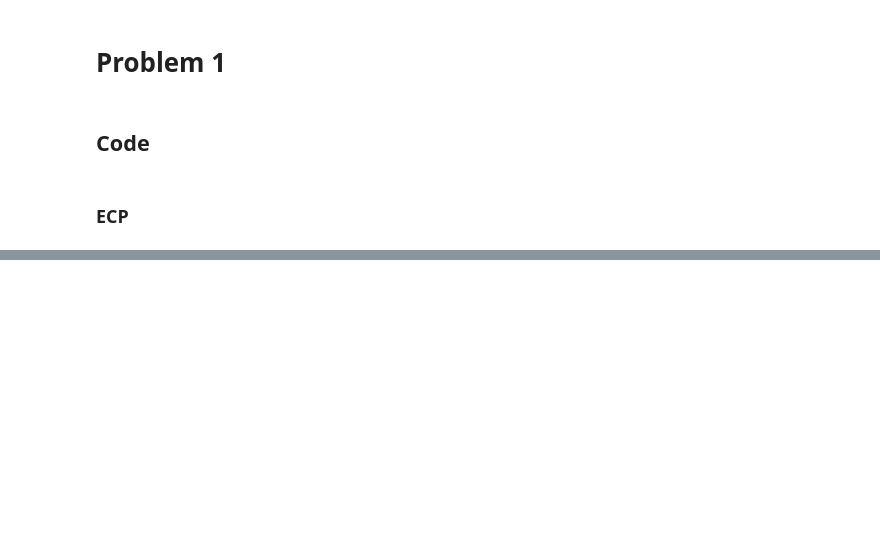
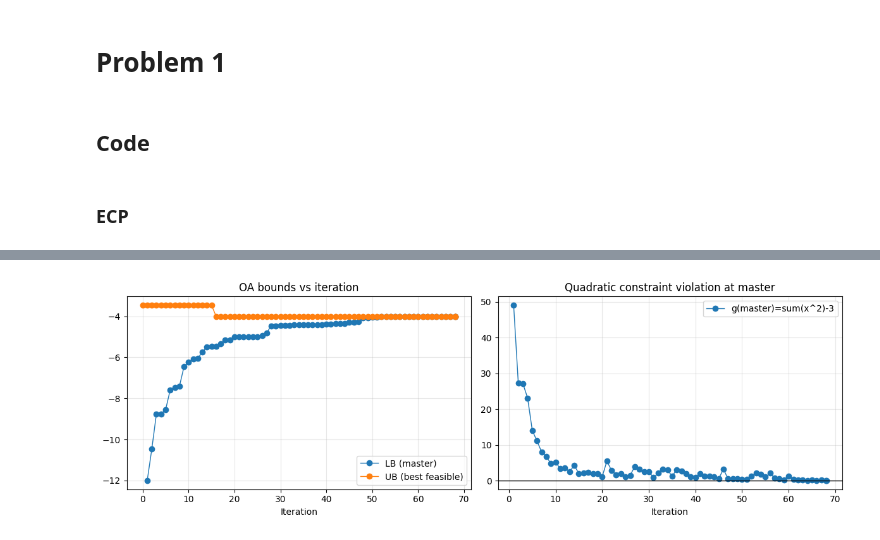
Before and after one commit to aheagel/FSF3827, a Jupyter notebook: Assignment 5/main.ipynb, the cells around one changed output, grey strips where cells are left out. Cells and saved outputs as stored; diff of their text form; code cells hidden in the pictures; blank space fills up the shorter version.

```diff
--- a/Assignment 5/main.ipynb
+++ b/Assignment 5/main.ipynb
@@ -336,0 +320,29 @@ NLP_model.pprint()
+# %%
+# --- OA: plots ---
+if len(hist) == 0:
+    print("No history to plot.")
+else:
+    iters = np.array([r["iter"] for r in hist], dtype=float)
+    lb_arr = np.array([r["lb"] for r in hist], dtype=float)
+    ub_arr = np.array([r["ub"] for r in hist], dtype=float)
+    g_arr = np.array([r["g"] for r in hist], dtype=float)
+
+    fig, axes = plt.subplots(1, 2, figsize=(12, 4))
+    axes[0].plot(iters, lb_arr, marker='o', linewidth=1, label='LB (master)')
+    axes[0].plot(iters, ub_arr, marker='o', linewidth=1, label='UB (best feasible)')
+    axes[0].set_title('OA bounds vs iteration')
+    axes[0].set_xlabel('Iteration')
+    axes[0].grid(True, alpha=0.3)
+    axes[0].legend()
+
+    axes[1].plot(iters, g_arr, marker='o', linewidth=1, label='g(master)=sum(x^2)-3')
+    axes[1].axhline(0.0, color='k', linewidth=1)
+    axes[1].set_title('Quadratic constraint violation at master')
+    axes[1].set_xlabel('Iteration')
+    axes[1].grid(True, alpha=0.3)
+    axes[1].legend()
+
+    plt.tight_layout()
+    plt.show()
+# %% [output]
+[figure, added]
```
Also changed, not shown: parts of 6 cells of this notebook.
